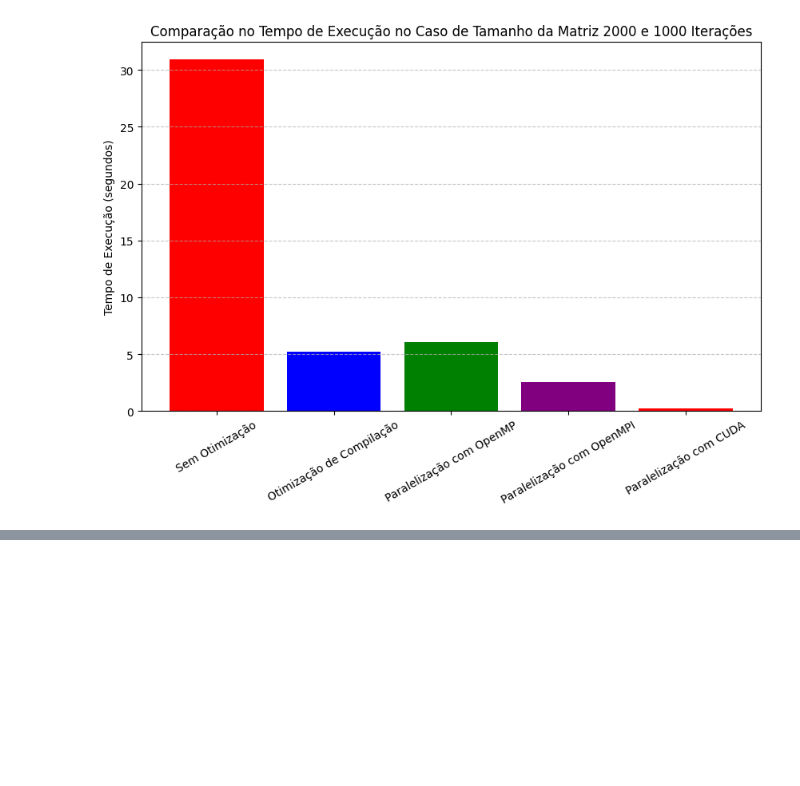
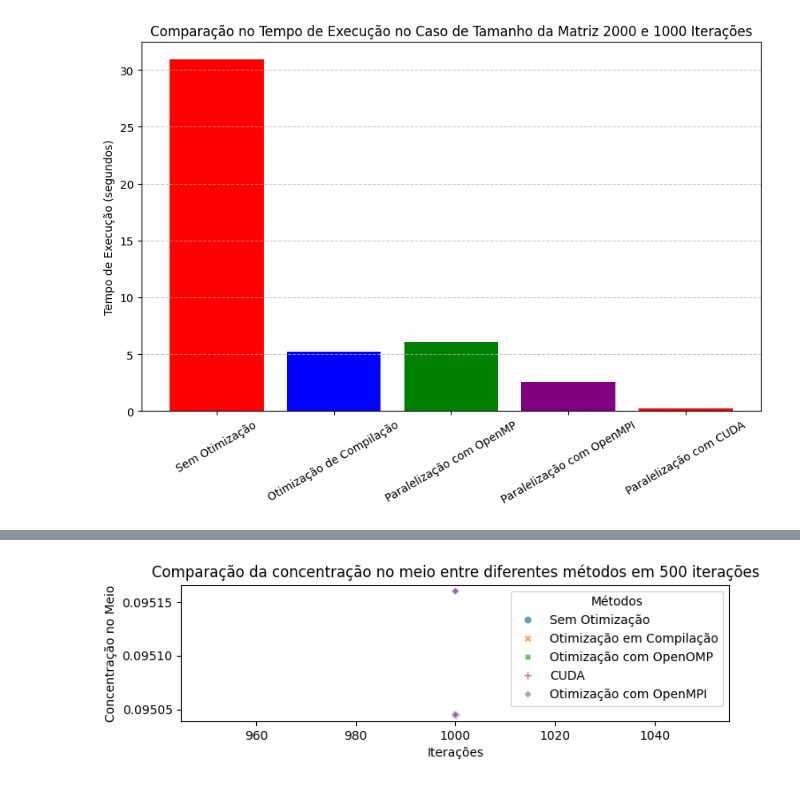
Before and after one commit to masterkey-07/pcd-simulation, a Jupyter notebook: analysis/graphs.ipynb, the cells around one changed output, grey strips where cells are left out. Cells and saved outputs as stored; diff of their text form; code cells hidden in the pictures; blank space fills up the shorter version.

```diff
--- a/analysis/graphs.ipynb
+++ b/analysis/graphs.ipynb
@@ -334,0 +367,26 @@ plt.show()
+# %%
+dataframes = []
+
+for label, file in files.items():
+    if 'cuda' in file:
+        df = pd.read_csv(file, usecols=["concentration", "grid_size", "iterations"])
+        df["method"] = "CUDA"
+        dataframes.append(df[df["iterations"] == 1000])
+    else:
+        df = pd.read_csv(file, usecols=["concentration", "grid_size", "iterations"])
+        df["method"] = {'sequencial_raw': 'Sem Otimização', 'sequencial': "Otimização em Compilação", 'parallel_omp': "Otimização com OpenOMP", 'parallel_mpi': "Otimização com OpenMPI"}[label]
+        dataframes.append(df[df["iterations"] == 1000])
+
+df_combined = pd.concat(dataframes)
+
+plt.figure(figsize=(8, 2))
+sns.scatterplot(
+    data=df_combined, x="iterations", y="concentration", hue="method", style="method", alpha=0.7
+)
+plt.xlabel("Iterações")
+plt.ylabel("Concentração no Meio")
+plt.title("Comparação da concentração no meio entre diferentes métodos em 500 iterações")
+plt.legend(title="Métodos")
+plt.show()
+# %% [output]
+[figure, added]
```
Also changed, not shown: parts of 5 cells of this notebook, 14 other files.
